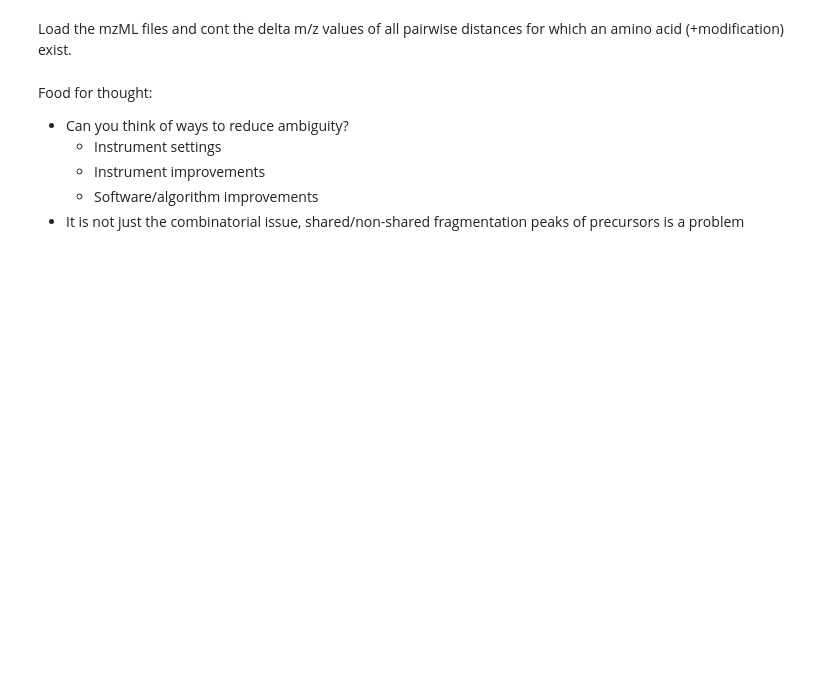
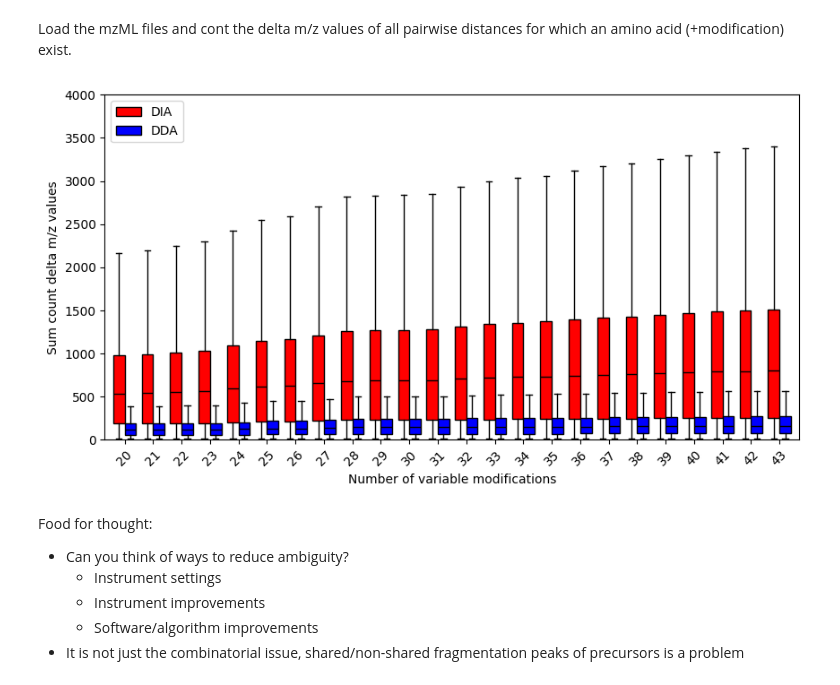
Before and after one commit to CompOmics/EUPA_2025_DIA, a Jupyter notebook: workshop/Workshop_EuPA2025.ipynb, the cells around one changed output. Saved outputs shown, nothing was run; the diff lists cells and outputs as text; code cells hidden in the pictures; blank space fills up the shorter version.

```diff
--- a/workshop/Workshop_EuPA2025.ipynb
+++ b/workshop/Workshop_EuPA2025.ipynb
@@ -539,7 +541,7 @@ def prepare_ambiguity_plotting(results_dict,dia_key,dda_key):
         labels.append(str(i))
     return dia_values, dda_values, labels
 
-def plot_ambiguity_data(dia_values,dda_values):
+def plot_ambiguity_data(dia_values,dda_values,labels):
     # Initialize the figure and axis for the plot
     plt.figure(figsize=(10, 5))
     ax = plt.gca()
@@ -603,9 +605,12 @@ for file in files:
 # %%
 dia_key = "LFQ_Orbitrap_AIF_Human_01.mzML"
 dda_key = "LFQ_Orbitrap_DDA_Human_01.mzML"
 
 dia_values, dda_values, labels = prepare_ambiguity_plotting(results_dict,dia_key,dda_key)
-plot_ambiguity_data(dia_values,dda_values)
+labels = np.array(labels) - 20
+plot_ambiguity_data(dia_values,dda_values,labels)
+# %% [output]
+[figure, added]
 # %% [markdown]
 Food for thought:
 
```
Also changed, not shown: parts of 2 cells of this notebook, 1 other file.
